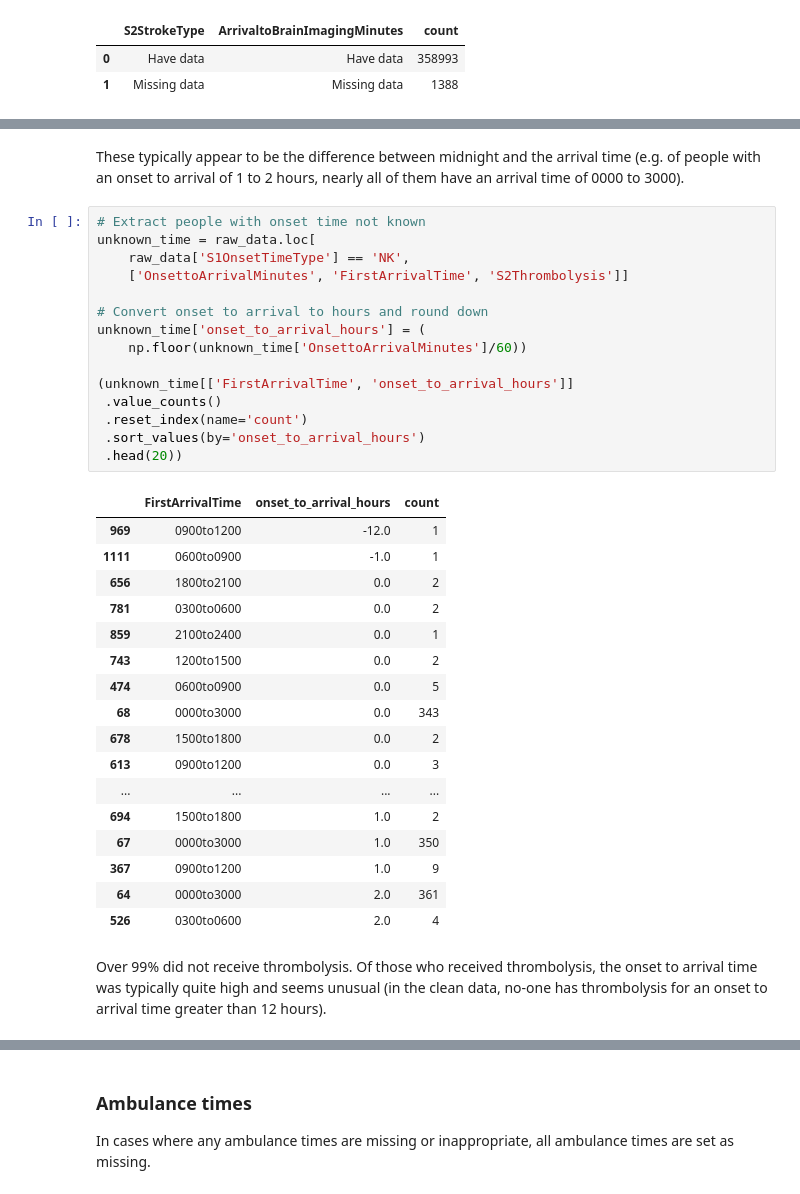
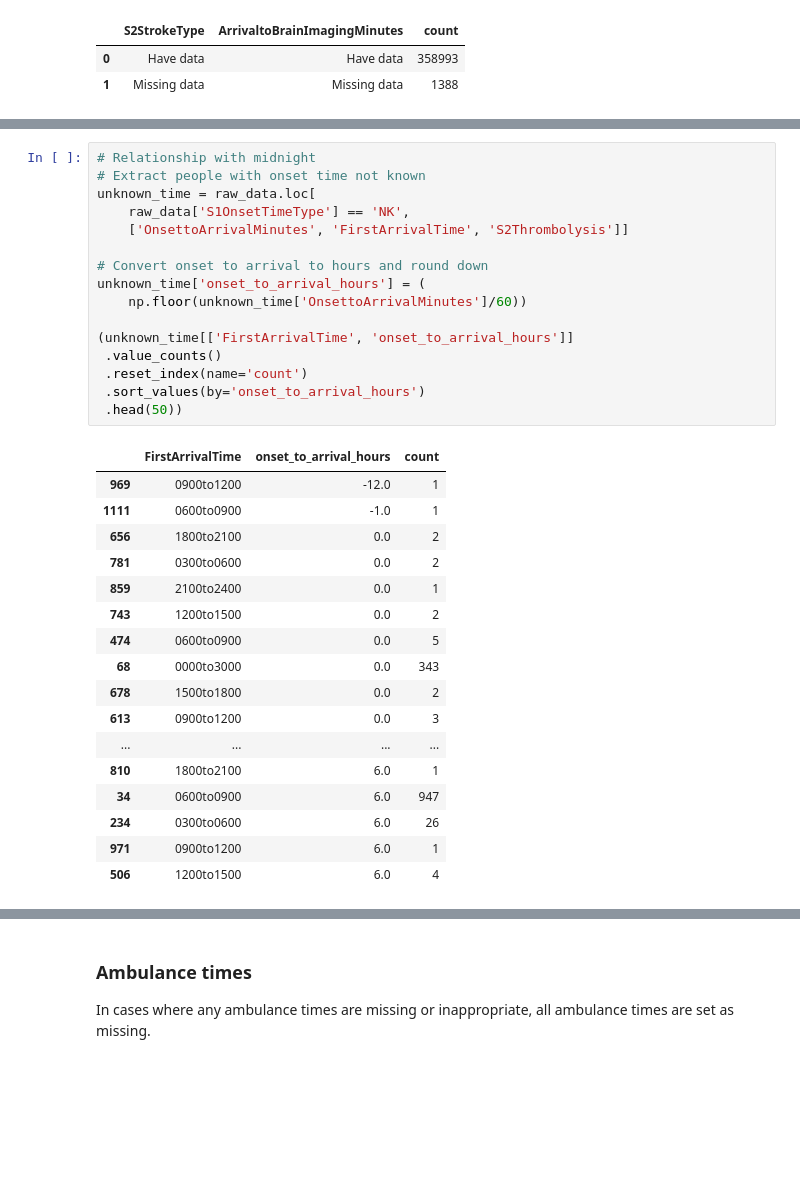
Before and after one commit to samuel-book/samuel_2_data_prep, a Jupyter notebook: descriptive_statistics/01_data_cleaning_explanation.ipynb, the cells around one changed output, grey strips where cells are left out. Drawn from its saved outputs; the diff is of its cells as text; blank space fills up the shorter version.

Commit message:
Lots of changes (adding detail around changes, highlighting more cases eg unusual results, removing old markers for points to discuss)

```diff
--- a/descriptive_statistics/01_data_cleaning_explanation.ipynb
+++ b/descriptive_statistics/01_data_cleaning_explanation.ipynb
@@ -218,38 +228,35 @@ NaN    118416
 Name: onset_to_arrival_time, dtype: int64
-# %% [markdown]
-These typically appear to be the difference between midnight and the arrival time (e.g. of people with an onset to arrival of 1 to 2 hours, nearly all of them have an arrival time of 0000 to 3000).
 # %%
+# Relationship with midnight
 # Extract people with onset time not known
 unknown_time = raw_data.loc[
     raw_data['S1OnsetTimeType'] == 'NK',
     ['OnsettoArrivalMinutes', 'FirstArrivalTime', 'S2Thrombolysis']]
 
 # Convert onset to arrival to hours and round down
 unknown_time['onset_to_arrival_hours'] = (
     np.floor(unknown_time['OnsettoArrivalMinutes']/60))
 
 (unknown_time[['FirstArrivalTime', 'onset_to_arrival_hours']]
  .value_counts()
  .reset_index(name='count')
  .sort_values(by='onset_to_arrival_hours')
- .head(20))
+ .head(50))
 # %% [output]
 |  | FirstArrivalTime | onset_to_arrival_hours | count |
 | 969 | 0900to1200 | -12.0 | 1 |
 | 1111 | 0600to0900 | -1.0 | 1 |
 | 656 | 1800to2100 | 0.0 | 2 |
 | 781 | 0300to0600 | 0.0 | 2 |
 | 859 | 2100to2400 | 0.0 | 1 |
 | 743 | 1200to1500 | 0.0 | 2 |
 | 474 | 0600to0900 | 0.0 | 5 |
 | 68 | 0000to3000 | 0.0 | 343 |
 | 678 | 1500to1800 | 0.0 | 2 |
 | 613 | 0900to1200 | 0.0 | 3 |
 | ... | ... | ... | ... |
-| 694 | 1500to1800 | 1.0 | 2 |
-| 67 | 0000to3000 | 1.0 | 350 |
-| 367 | 0900to1200 | 1.0 | 9 |
-| 64 | 0000to3000 | 2.0 | 361 |
-| 526 | 0300to0600 | 2.0 | 4 |
+| 810 | 1800to2100 | 6.0 | 1 |
+| 34 | 0600to0900 | 6.0 | 947 |
+| 234 | 0300to0600 | 6.0 | 26 |
+| 971 | 0900to1200 | 6.0 | 1 |
+| 506 | 1200to1500 | 6.0 | 4 |
-# %% [markdown]
-Over 99% did not receive thrombolysis. Of those who received thrombolysis, the onset to arrival time was typically quite high and seems unusual (in the clean data, no-one has thrombolysis for an onset to arrival time greater than 12 hours).
```
Also changed, not shown: parts of 72 cells of this notebook.
